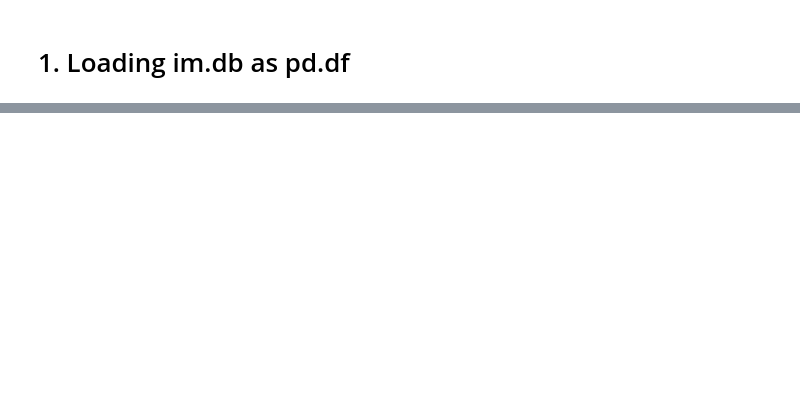
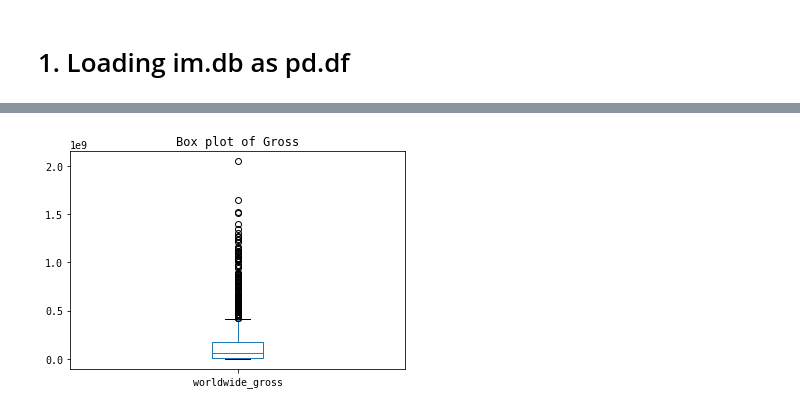
Before and after one commit to ImMaxRoss/Movie_Project, a Jupyter notebook: Max_Code.ipynb, the cells around one changed output, grey strips where cells are left out. Cells and saved outputs as stored; diff of their text form; code cells hidden in the pictures; blank space fills up the shorter version.

```diff
--- a/Max_Code.ipynb
+++ b/Max_Code.ipynb
@@ -268,0 +111,13 @@ imdb_order
+# %%
+#Using tables that are unique and useful
+full_movies = pd.read_sql('''
+SELECT movie_id, primary_title, genres, start_year, runtime_minutes,
+        averagerating, numvotes, production_budget, worldwide_gross
+FROM genres
+''', conn)
+# %%
+#boxplot of 'worldwide_gross' to find the best measure of central tendency
+full_movies["worldwide_gross"].plot(kind="box", title="Box plot of Gross")
+plt.show()
+# %% [output]
+[figure, added]
```
Also changed, not shown: parts of 74 cells of this notebook, 2 other files.
